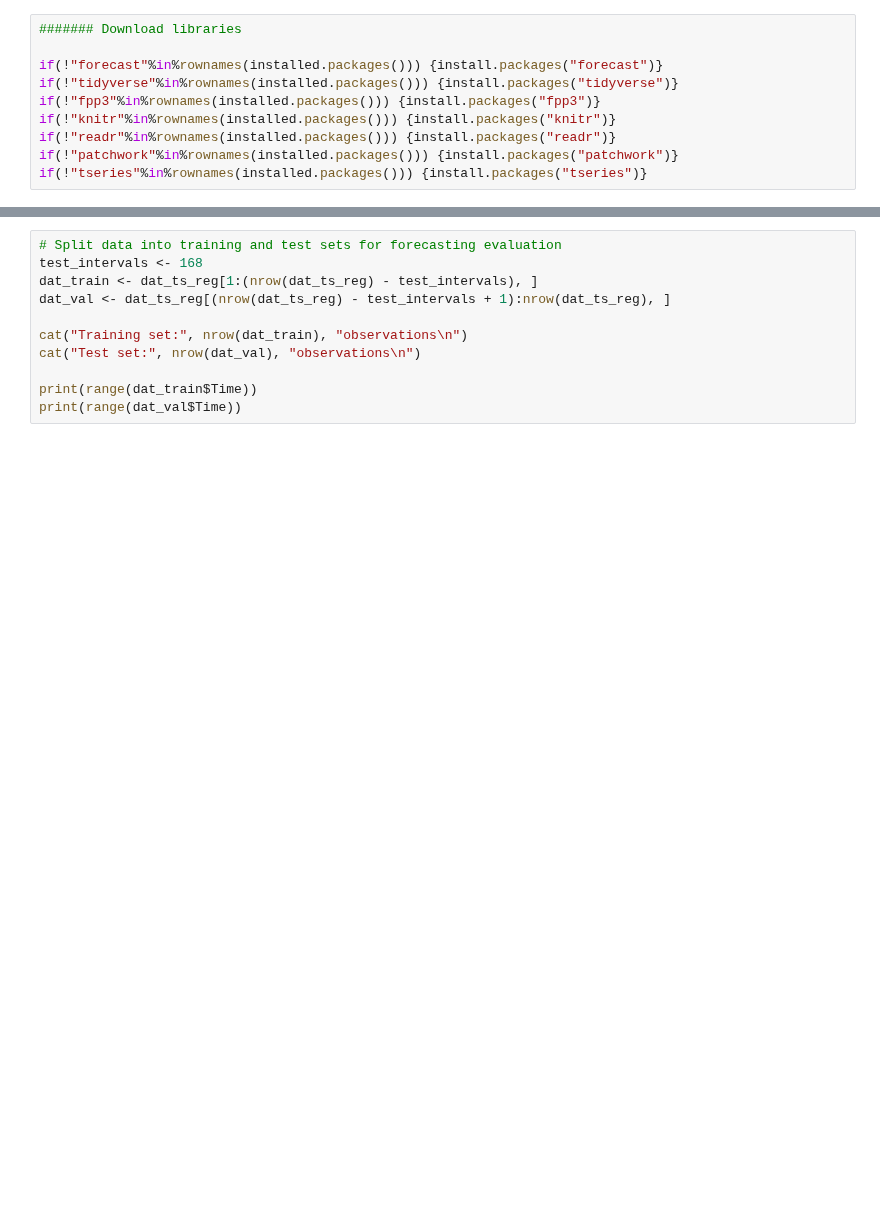
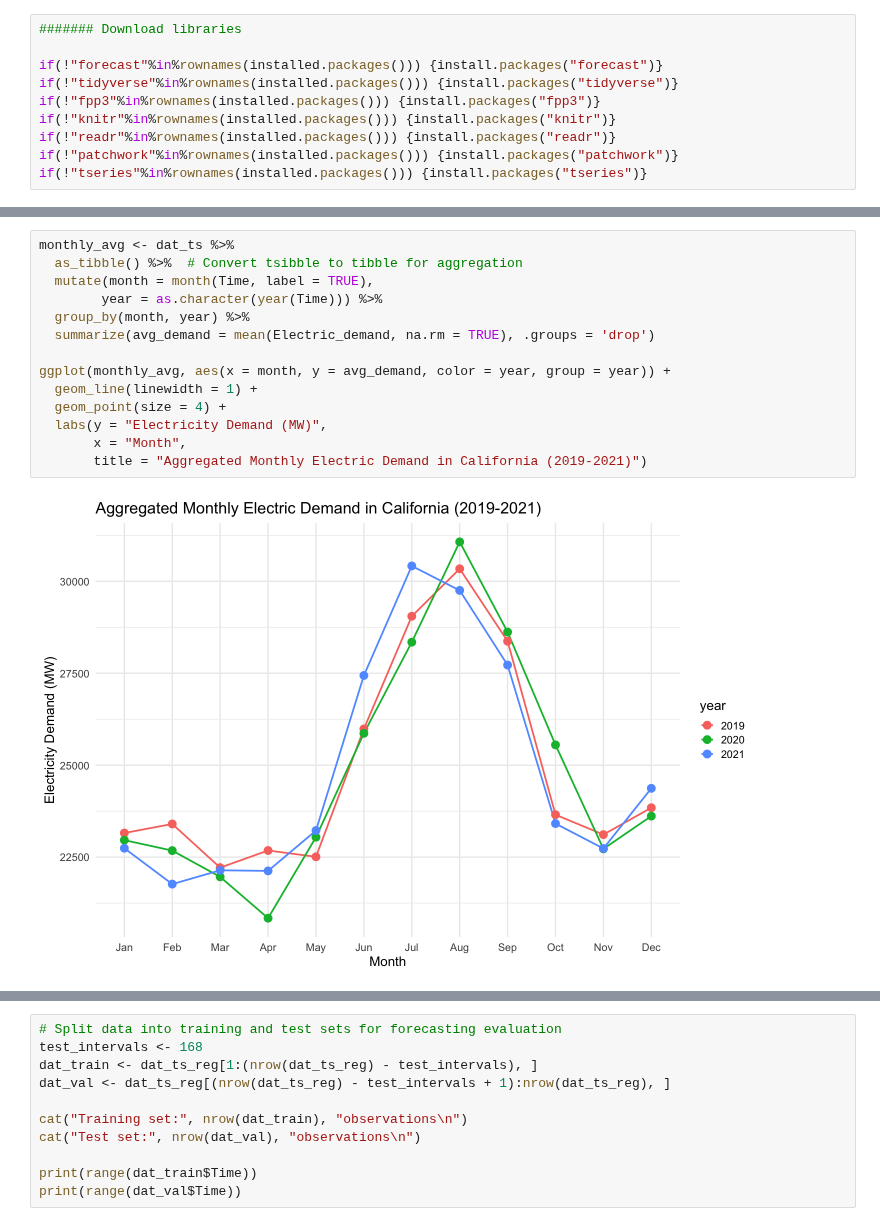
Before and after one commit to emader12/emader12.github.io, a Jupyter notebook: projects/time-series-energy-forecasting/energy-demand-forecasting.ipynb, the cells around one changed output, grey strips where cells are left out. Saved outputs shown, nothing was run; the diff lists cells and outputs as text; blank space fills up the shorter version.

```diff
--- a/projects/time-series-energy-forecasting/energy-demand-forecasting.ipynb
+++ b/projects/time-series-energy-forecasting/energy-demand-forecasting.ipynb
@@ -285,0 +157,16 @@ Split data into training and test sets, using last 7 days (1 hour interval * 24
+# %%
+monthly_avg <- dat_ts %>%
+  as_tibble() %>%  # Convert tsibble to tibble for aggregation
+  mutate(month = month(Time, label = TRUE),
+        year = as.character(year(Time))) %>%
+  group_by(month, year) %>%
+  summarize(avg_demand = mean(Electric_demand, na.rm = TRUE), .groups = 'drop')
+
+ggplot(monthly_avg, aes(x = month, y = avg_demand, color = year, group = year)) +
+  geom_line(linewidth = 1) +
+  geom_point(size = 4) +
+  labs(y = "Electricity Demand (MW)",
+       x = "Month",
+       title = "Aggregated Monthly Electric Demand in California (2019-2021)")
+# %% [output]
+[figure, added]
```
Also changed, not shown: parts of 149 cells of this notebook, 1 other file.
